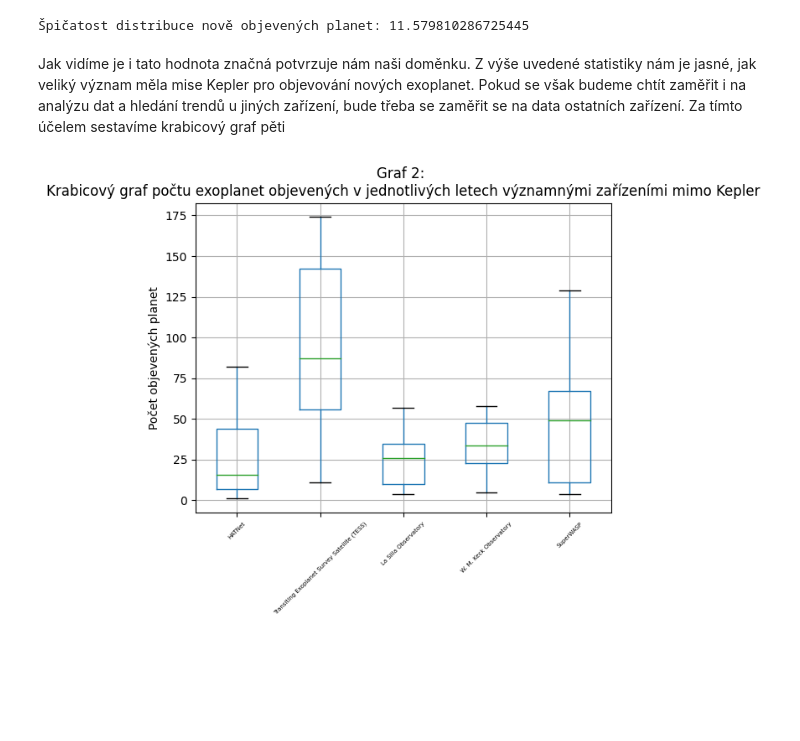
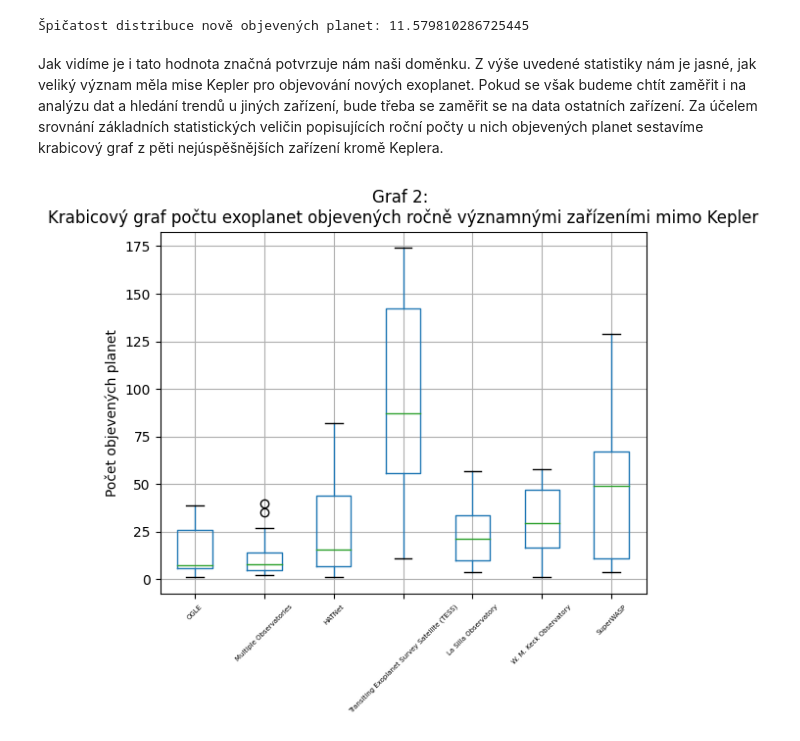
Before and after one commit to jakvitov/exoplanets_statistics, a Jupyter notebook: exoplanet_data_analysis.ipynb, the cells around one changed output. Drawn from its saved outputs; the diff is of its cells as text; code cells hidden in the pictures; blank space fills up the shorter version.

```diff
--- a/exoplanet_data_analysis.ipynb
+++ b/exoplanet_data_analysis.ipynb
@@ -193,19 +193,19 @@ print("Špičatost distribuce nově objevených planet: " + str(kurtosis(planet_
 # %% [output]
 Špičatost distribuce nově objevených planet: 11.579810286725445
 # %% [markdown]
-Jak vidíme je i tato hodnota značná potvrzuje nám naši doměnku. Z výše uvedené statistiky nám je jasné, jak veliký význam měla mise Kepler pro objevování nových exoplanet. Pokud se však budeme chtít zaměřit i na analýzu dat a hledání trendů u jiných zařízení, bude třeba se zaměřit se na data ostatních zařízení. Za tímto účelem sestavíme krabicový graf pěti
+Jak vidíme je i tato hodnota značná potvrzuje nám naši doměnku. Z výše uvedené statistiky nám je jasné, jak veliký význam měla mise Kepler pro objevování nových exoplanet. Pokud se však budeme chtít zaměřit i na analýzu dat a hledání trendů u jiných zařízení, bude třeba se zaměřit se na data ostatních zařízení. Za účelem srovnání základních statistických veličin popisujících roční počty u nich objevených planet sestavíme krabicový graf z pěti nejúspěšnějších zařízení kromě Keplera.
 # %%
 except_kepler = dataset.loc[~((dataset["Discovery Facility"] == "Kepler" ) | (dataset["Discovery Facility"] == "K2"))];
-except_kepler = except_kepler.groupby("Discovery Facility")["Discovery Year"].count().sort_values().tail().reset_index();
+except_kepler = except_kepler.groupby("Discovery Facility")["Discovery Year"].count().sort_values().tail(7).reset_index();
 boxplot_data = pd.DataFrame();
 for facility_name in except_kepler["Discovery Facility"]:
     selected_facility_data = dataset.loc[dataset["Discovery Facility"] == facility_name];
     selected_facility_frequency = selected_facility_data.groupby("Discovery Year").agg(Frequency=('Planet Name', 'count')).reset_index()
     boxplot_data[facility_name] = selected_facility_frequency["Frequency"]
 boxplot_data.boxplot();
-plt.title("Graf 2: \nKrabicový graf počtu exoplanet objevených v jednotlivých letech významnými zařízeními mimo Kepler")
+plt.title("Graf 2: \nKrabicový graf počtu exoplanet objevených ročně významnými zařízeními mimo Kepler")
 plt.ylabel("Počet objevených planet")
 plt.xticks(rotation=45, fontsize=5)
 plt.show();
 # %% [output]
-[figure, old version]
+[figure, new version]
```
Also changed, not shown: parts of 2 cells of this notebook.
